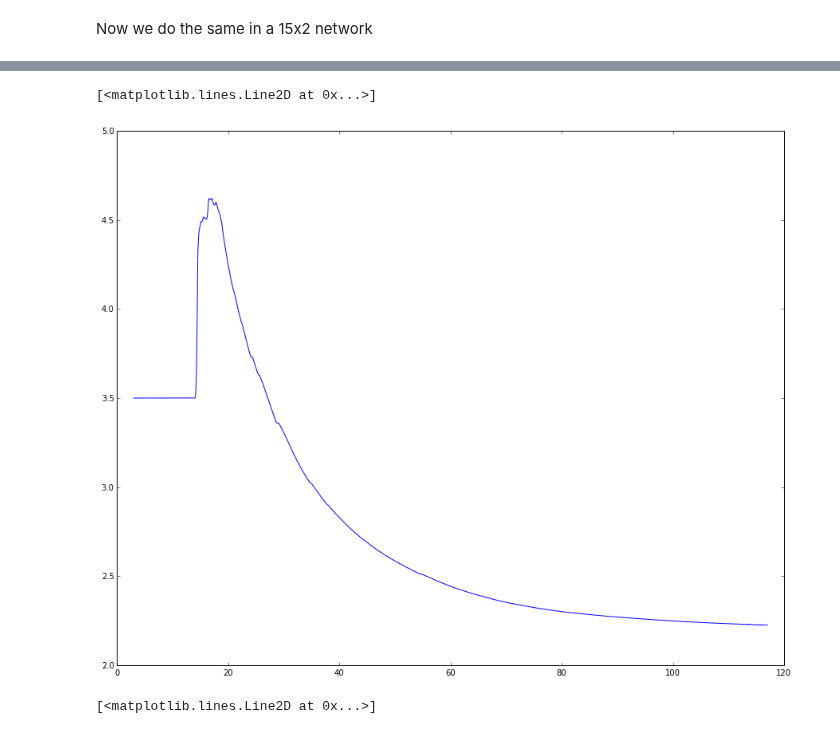
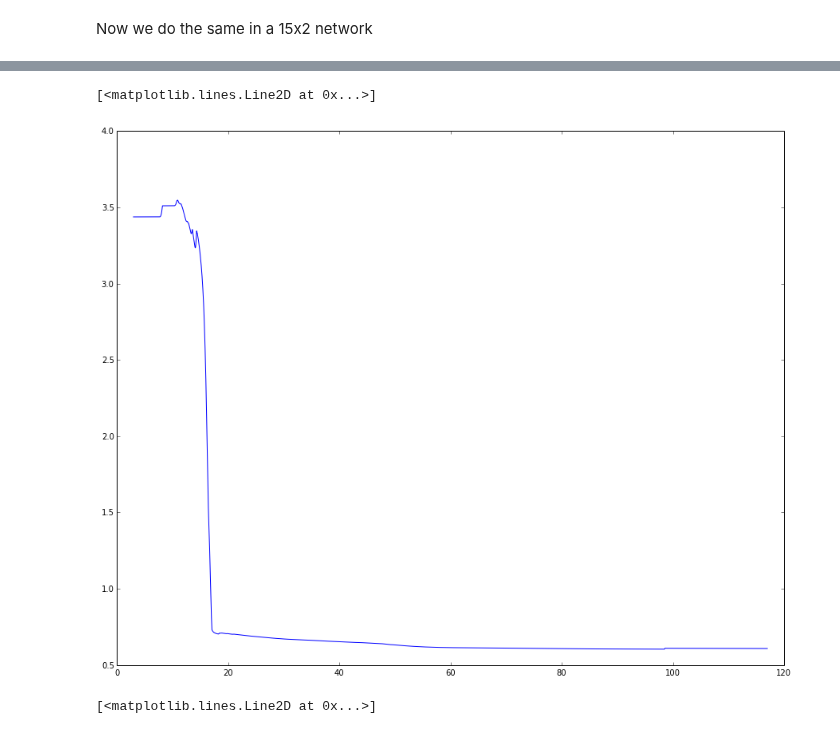
Before and after one commit to forrestsheldon/memNets, a Jupyter notebook: Properties_of_Memristor_Networks.ipynb, the cells around one changed output, grey strips where cells are left out. Cells and saved outputs as stored; diff of their text form; code cells hidden in the pictures.

```diff
--- a/Properties_of_Memristor_Networks.ipynb
+++ b/Properties_of_Memristor_Networks.ipynb
@@ -122,10 +121,8 @@ t_final = 1500                                              # in units of t_0
 t = np.linspace(0, t_final, 15000 )
 dt = t[1] - t[0]
 
-#V_initial = np.floor(0.2 * lattice_shape[0] * V_t)
-V_initial = 10
-#V_final = np.ceil(0.2 * R_OFF * lattice_shape[0]  / R_ON * V_t)                                    # in units of V_t
-V_final = 25
+V_initial = np.floor(0.2 * lattice_shape[0] * V_t)
+V_final = np.ceil(0.2 * R_OFF * lattice_shape[0]  / R_ON * V_t)                                    # in units of V_t
 V_high = np.linspace(V_initial, V_final, len(t))
 v_external = np.empty((num_nodes, len(t))) * np.nan
 v_external[0:lattice_shape[1],  :] = V_high
@@ -133,9 +159,9 @@ v_external[(-1 * lattice_shape[1]):, :] = 0
 # %%
 state_var = gen_adj.cubic_2d(lattice_shape, undirected=False, xbias=0.5, ybias=0.5)
 threshold_voltages = state_var.copy()
-#rows, cols = state_var.nonzero()
-#R_initial = (R_OFF - R_ON) * np.random.random_sample(len(rows)) + R_ON
-#state_var[rows, cols] = 1. / R_initial
+rows, cols = state_var.nonzero()
+R_initial = (R_OFF - R_ON) * np.random.random_sample(len(rows)) + R_ON
+state_var[rows, cols] = 1. / R_initial
 mnet_anis= memnets.MemristorLattice2DCubic(lattice_shape, state_var.copy(), v_external[:,0], XtoG, xdot, jacobian=None,
                            threshold_voltages=threshold_voltages, G_ON=1./R_ON, G_OFF=1./R_OFF)
 
@@ -166,10 +192,9 @@ t_final = 1500                                              # in units of t_0
 t = np.linspace(0, t_final, 15000 )
 dt = t[1] - t[0]
 
-# V_initial = np.floor(0.2 * lattice_shape[0] * V_t)
-# V_final = np.ceil(0.2 * R_OFF * lattice_shape[0]  / R_ON * V_t)                                    # in units of V_t
-V_initial = 10
-V_final = 22
+V_initial = np.floor(0.1 * lattice_shape[0] * V_t)
+V_final = np.ceil(0.2 * R_OFF * lattice_shape[0]  / R_ON * V_t)                                    # in units of V_t
+
 V_high = np.linspace(V_initial, V_final, len(t))
 v_external = np.empty((num_nodes, len(t))) * np.nan
 v_external[0:lattice_shape[1],  :] = V_high
@@ -177,9 +202,9 @@ v_external[(-1 * lattice_shape[1]):, :] = 0
 # %%
 state_var = gen_adj.cubic_2d(lattice_shape, undirected=False, xbias=0.5, ybias=0.5)
 threshold_voltages = state_var.copy()
-#rows, cols = state_var.nonzero()
-#R_initial = (R_OFF - R_ON) * np.random.random_sample(len(rows)) + R_ON
-#state_var[rows, cols] = 1. / R_initial
+rows, cols = state_var.nonzero()
+R_initial = (R_OFF - R_ON) * np.random.random_sample(len(rows)) + R_ON
+state_var[rows, cols] = 1. / R_initial
 mnet_anis= memnets.MemristorLattice2DCubic(lattice_shape, state_var.copy(), v_external[:,0], XtoG, xdot, jacobian=None,
                            threshold_voltages=threshold_voltages, G_ON=1./R_ON, G_OFF=1./R_OFF)
 
@@ -219,30 +244,30 @@ v_external[(-1 * lattice_shape[1]):, :] = 0
 # %%
 state_var = gen_adj.cubic_2d(lattice_shape, undirected=False, xbias=0.5, ybias=0.5)
 threshold_voltages = state_var.copy()
-#rows, cols = state_var.nonzero()
-#R_initial = (R_OFF - R_ON) * np.random.random_sample(len(rows)) + R_ON
-#state_var[rows, cols] = 1. / R_initial
+rows, cols = state_var.nonzero()
+R_initial = (R_OFF - R_ON) * np.random.random_sample(len(rows)) + R_ON
+state_var[rows, cols] = 1. / R_initial
 mnet_anis= memnets.MemristorLattice2DCubic(lattice_shape, state_var.copy(), v_external[:,0], XtoG, xdot, jacobian=None,
                            threshold_voltages=threshold_voltages, G_ON=1./R_ON, G_OFF=1./R_OFF)
 
 mnet_anis.solve_voltages('cg')
 cond = [mnet_anis.conductivity()]
 # At each time point beginning with the 2nd
 for t_idx, time in enumerate(t[1:]):
     # update external voltages
     mnet_anis.external_voltages = v_external[:,t_idx]
     # integrate the memristances
     mnet_anis.integrate_state_variables(dt, method='myrk4')
     # solve the network
     mnet_anis.solve_voltages('cg')
     # add the memristances to our list
     cond.append(mnet_anis.conductivity())
 
 fig, ax = plt.subplots(figsize=(15, 12))
 ax.plot(V_high, 1. / np.array(cond))
 # %% [output]
 [<matplotlib.lines.Line2D at 0x...>]
-[figure, old version]
+[figure, new version]
 # %%
 lattice_shape = (15, 10)
 num_nodes = lattice_shape[0] * lattice_shape[1]
```
Also changed, not shown: parts of 23 cells of this notebook, 2 other files.
